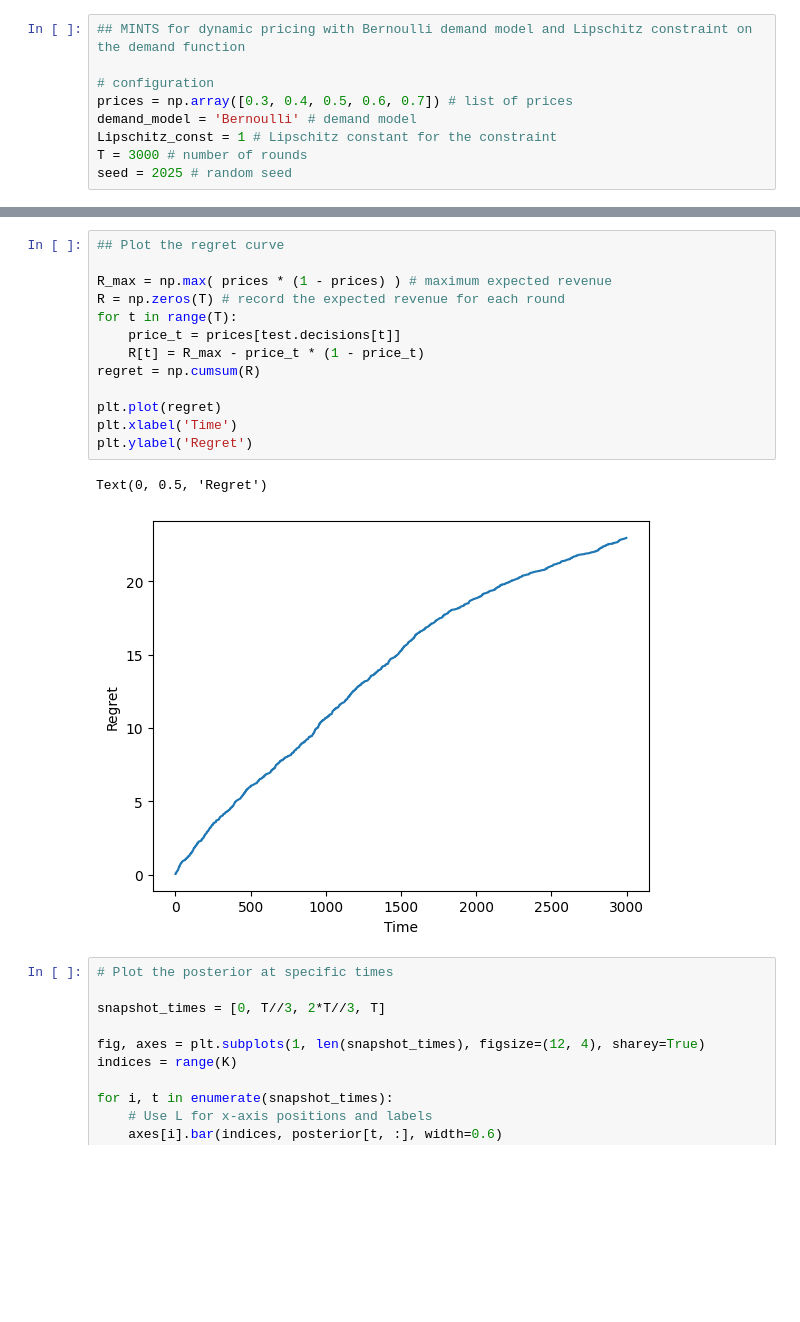
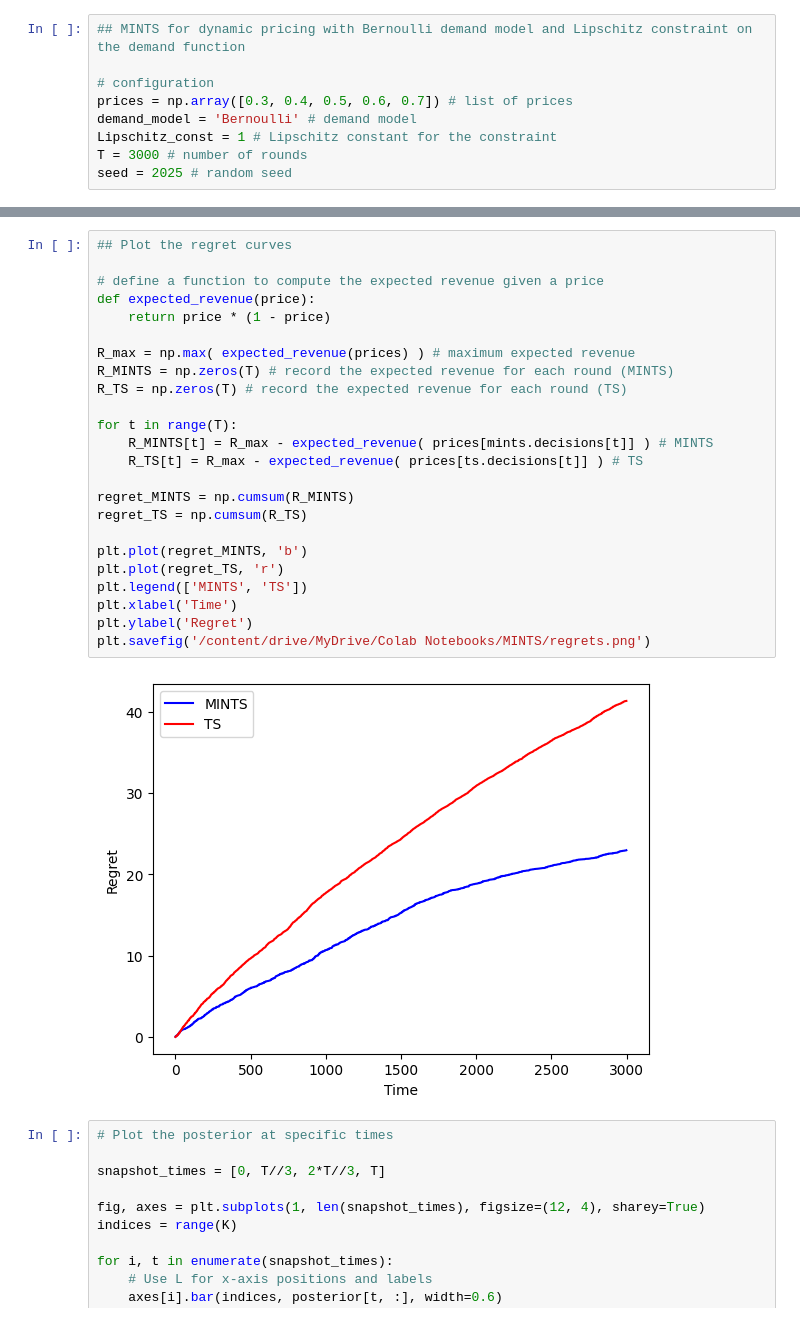
Before and after one commit to kw2934/MINTS, a Jupyter notebook: demo.ipynb, the cells around one changed output, grey strips where cells are left out. Saved outputs shown, nothing was run; the diff lists cells and outputs as text; blank space fills up the shorter version.

```diff
--- a/demo.ipynb
+++ b/demo.ipynb
@@ -40,19 +51,29 @@ for t in range(T):
 # %%
-## Plot the regret curve
+## Plot the regret curves
 
-R_max = np.max( prices * (1 - prices) ) # maximum expected revenue
-R = np.zeros(T) # record the expected revenue for each round
+# define a function to compute the expected revenue given a price
+def expected_revenue(price):
+    return price * (1 - price)
+
+R_max = np.max( expected_revenue(prices) ) # maximum expected revenue
+R_MINTS = np.zeros(T) # record the expected revenue for each round (MINTS)
+R_TS = np.zeros(T) # record the expected revenue for each round (TS)
+
 for t in range(T):
-    price_t = prices[test.decisions[t]]
-    R[t] = R_max - price_t * (1 - price_t)
-regret = np.cumsum(R)
+    R_MINTS[t] = R_max - expected_revenue( prices[mints.decisions[t]] ) # MINTS
+    R_TS[t] = R_max - expected_revenue( prices[ts.decisions[t]] ) # TS
 
-plt.plot(regret)
+regret_MINTS = np.cumsum(R_MINTS)
+regret_TS = np.cumsum(R_TS)
+
+plt.plot(regret_MINTS, 'b')
+plt.plot(regret_TS, 'r')
+plt.legend(['MINTS', 'TS'])
 plt.xlabel('Time')
 plt.ylabel('Regret')
+plt.savefig('/content/drive/MyDrive/Colab Notebooks/MINTS/regrets.png')
 # %% [output]
-Text(0, 0.5, 'Regret')
-[figure, old version]
+[figure, new version]
 # %%
 # Plot the posterior at specific times
 
```
Also changed, not shown: parts of 1 cell of this notebook, 1 other file.
